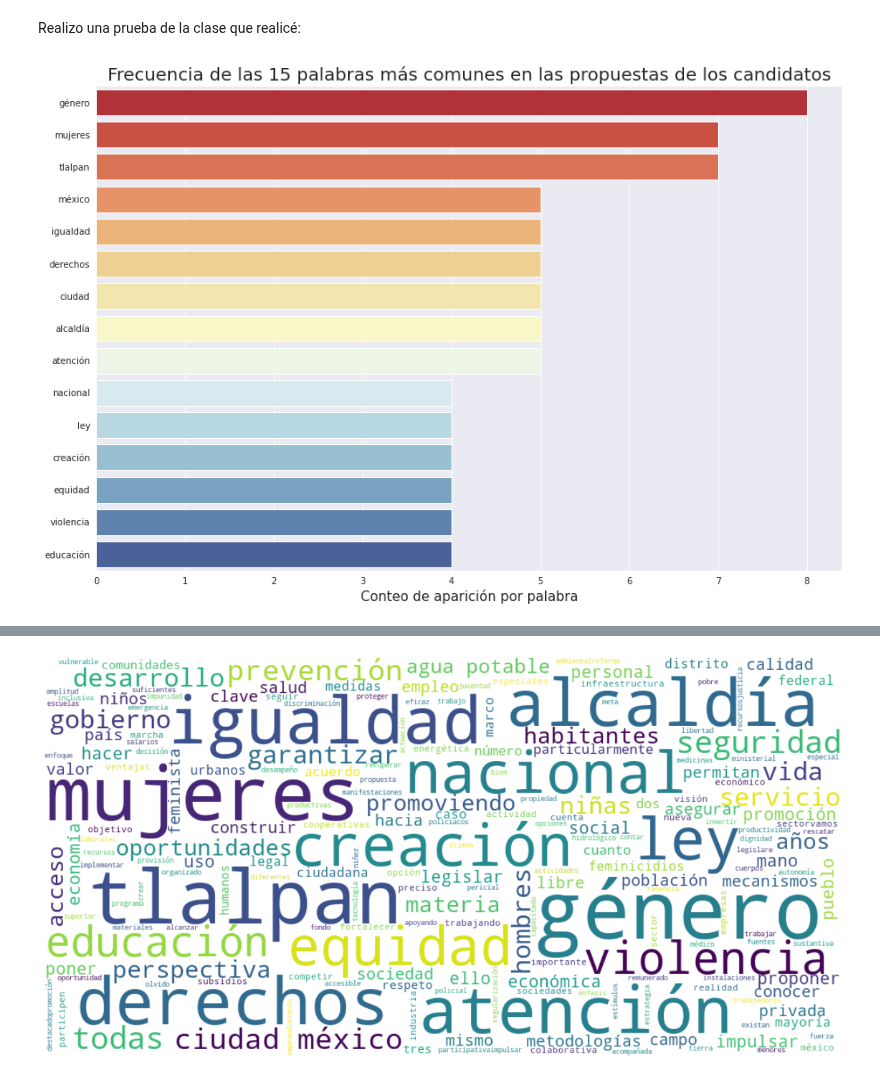
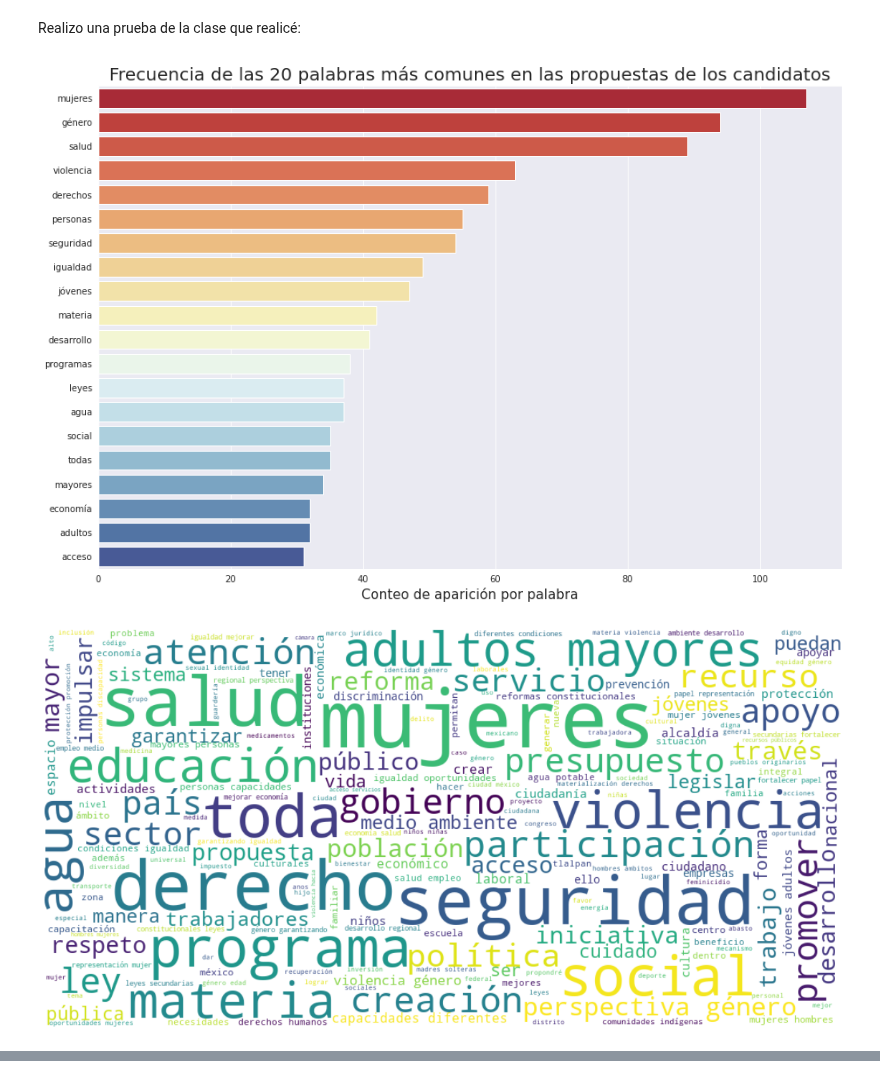
Before and after one commit to zoegarm/Analisis_INE_2021, a Jupyter notebook: Analsis_BD_INE_2021.ipynb, the cells around one changed output, grey strips where cells are left out. Saved outputs shown, nothing was run; the diff lists cells and outputs as text; code cells hidden in the pictures.

```diff
--- a/Analsis_BD_INE_2021.ipynb
+++ b/Analsis_BD_INE_2021.ipynb
@@ -117,7 +144,7 @@ class info_propuestas_entidad(pd.DataFrame):
 
   def propuestas_entidad(self, to_csv = False, *args, **kwargs):
         #filtro para los candidatos de cada entidad:
-    if type(distrito) == int:
+    if type(self.distrito) == int:
       propuestas_prop  = propuestas_group[(propuestas_group['entidad'] == f'{self.entidad}') & (propuestas_group['distrito_num'] == str(self.distrito))].groupby(['nombre_candidato', 'partido_coalicion'])['propuestas_general'].max().reset_index()
     else:
       propuestas_prop  = propuestas_group[propuestas_group['entidad'] == f'{self.entidad}'].groupby(['nombre_candidato', 'partido_coalicion'])['propuestas_general'].max().reset_index()
@@ -132,8 +159,8 @@ class info_propuestas_entidad(pd.DataFrame):
   def filtros(self):
 
     #filtro para los candidatos de cada entidad:
-    if type(distrito) == int:
-      propuestas_prop  = propuestas_group[(propuestas_group['entidad'] == 'CIUDAD DE MÉXICO') & (propuestas_group['distrito_num'] == str(distrito))].groupby('nombre_candidato')['propuestas_general'].max()
+    if type(self.distrito) == int:
+      propuestas_prop  = propuestas_group[(propuestas_group['entidad'] == f'{self.entidad}') & (propuestas_group['distrito_num'] == str(self.distrito))].groupby('nombre_candidato')['propuestas_general'].max()
     else:
       propuestas_prop  = propuestas_group[propuestas_group['entidad'] == f'{self.entidad}'].groupby('nombre_candidato')['propuestas_general'].max()
 
@@ -229,7 +256,10 @@ class info_propuestas_entidad(pd.DataFrame):
 # %% [markdown]
 Realizo una prueba de la clase que realicé:
 # %%
-CDMX = info_propuestas_entidad('CIUDAD DE MÉXICO', distrito=18)
-CDMX.grafica_palabras_comunes(num = 15)
+CDMX = info_propuestas_entidad('CIUDAD DE MÉXICO')
+CDMX.grafica_palabras_comunes()
+CDMX.grafica_nube_palabras()
+CDMX.grafica_ngramas_comunes()
 # %% [output]
-[figure, old version]
+[figure, new version]
+[figure, added]
@@ -236,4 +266,0 @@ CDMX.grafica_palabras_comunes(num = 15)
-# %%
-CDMX.grafica_nube_palabras()
-# %% [output]
-[figure, removed]
```
Also changed, not shown: parts of 6 cells of this notebook.
